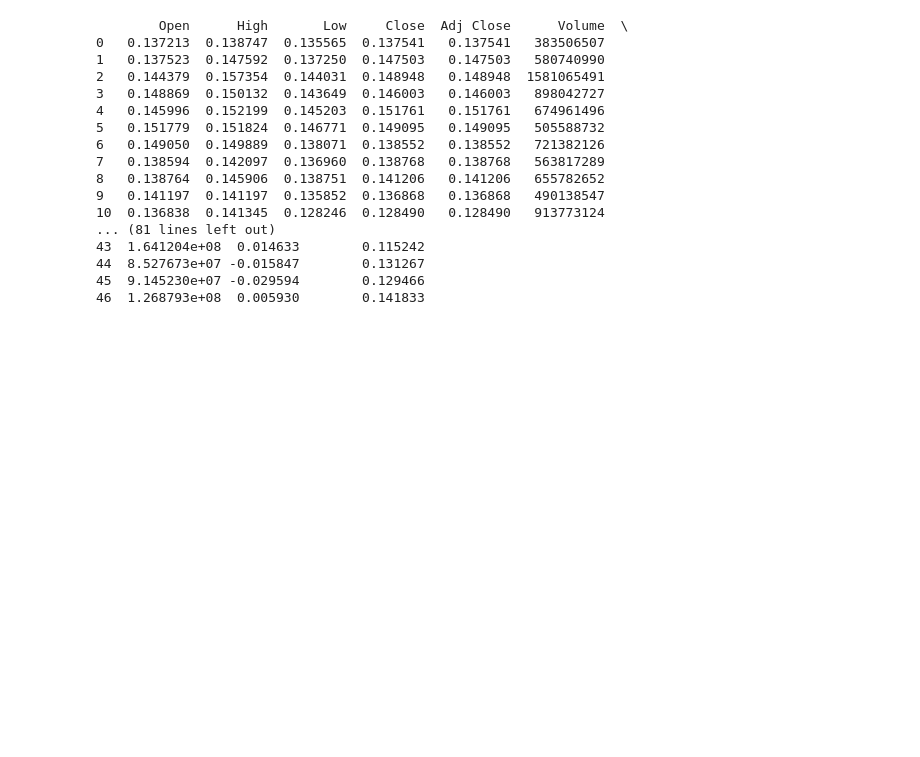
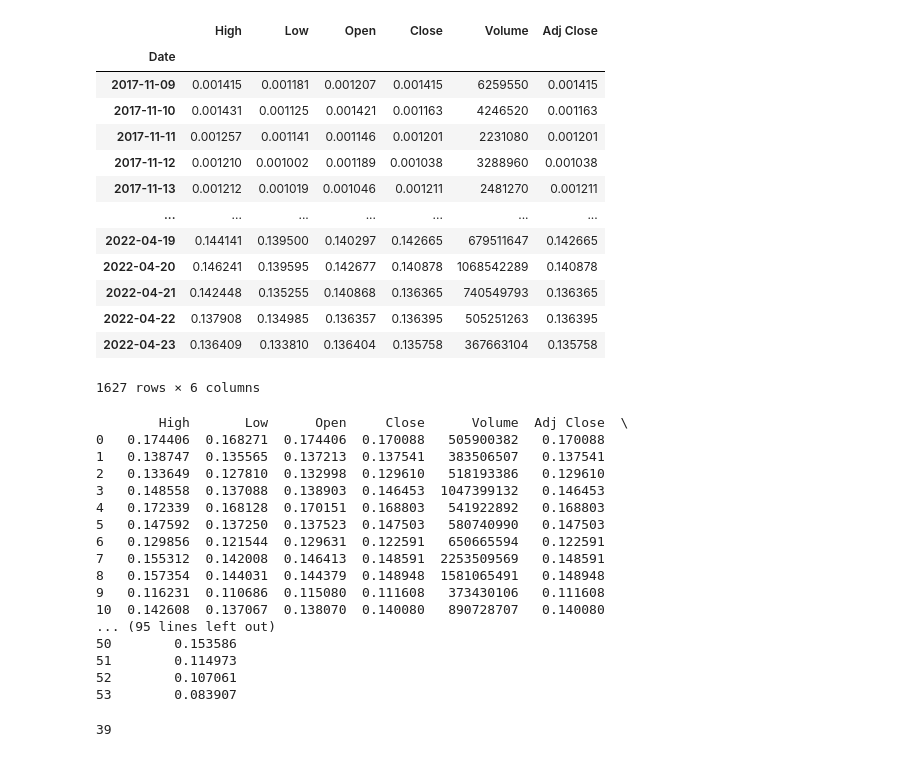
Before and after one commit to MohammedAlghazi17/Memecoin-Finalyear-Project, a Jupyter notebook: LSTM-Code/Doge-LSTM.ipynb, the cells around one changed output. Saved outputs shown, nothing was run; the diff lists cells and outputs as text; code cells hidden in the pictures; blank space fills up the shorter version.

```diff
--- a/LSTM-Code/Doge-LSTM.ipynb
+++ b/LSTM-Code/Doge-LSTM.ipynb
@@ -4,26 +5,44 @@ from pandas import read_csv
+# %%
+doge = web.DataReader('DOGE-USD', 'yahoo')
+doge
+# %% [output]
+|  | High | Low | Open | Close | Volume | Adj Close |
+| Date |  |  |  |  |  |  |
+| 2017-11-09 | 0.001415 | 0.001181 | 0.001207 | 0.001415 | 6259550 | 0.001415 |
+| 2017-11-10 | 0.001431 | 0.001125 | 0.001421 | 0.001163 | 4246520 | 0.001163 |
+| 2017-11-11 | 0.001257 | 0.001141 | 0.001146 | 0.001201 | 2231080 | 0.001201 |
+| 2017-11-12 | 0.001210 | 0.001002 | 0.001189 | 0.001038 | 3288960 | 0.001038 |
+| 2017-11-13 | 0.001212 | 0.001019 | 0.001046 | 0.001211 | 2481270 | 0.001211 |
+| ... | ... | ... | ... | ... | ... | ... |
+| 2022-04-19 | 0.144141 | 0.139500 | 0.140297 | 0.142665 | 679511647 | 0.142665 |
+| 2022-04-20 | 0.146241 | 0.139595 | 0.142677 | 0.140878 | 1068542289 | 0.140878 |
+| 2022-04-21 | 0.142448 | 0.135255 | 0.140868 | 0.136365 | 740549793 | 0.136365 |
+| 2022-04-22 | 0.137908 | 0.134985 | 0.136357 | 0.136395 | 505251263 | 0.136395 |
+| 2022-04-23 | 0.136409 | 0.133810 | 0.136404 | 0.135758 | 367663104 | 0.135758 |
+1627 rows × 6 columns
 # %%
 #lstm_data = np.genfromtxt('./sample_data/lstm.csv', delimiter=',', skip_header=True)
-lstm_data = read_csv('lstm.csv')
+lstm_data = read_csv('lstmdoge.csv')
 lstm_data = lstm_data.drop(['Date'], axis=1)
 print(lstm_data)
 # %% [output]
-        Open      High       Low     Close  Adj Close      Volume  \
-0   0.137213  0.138747  0.135565  0.137541   0.137541   383506507
-1   0.137523  0.147592  0.137250  0.147503   0.147503   580740990
-2   0.144379  0.157354  0.144031  0.148948   0.148948  1581065491
-3   0.148869  0.150132  0.143649  0.146003   0.146003   898042727
-4   0.145996  0.152199  0.145203  0.151761   0.151761   674961496
-5   0.151779  0.151824  0.146771  0.149095   0.149095   505588732
-6   0.149050  0.149889  0.138071  0.138552   0.138552   721382126
-7   0.138594  0.142097  0.136960  0.138768   0.138768   563817289
-8   0.138764  0.145906  0.138751  0.141206   0.141206   655782652
-9   0.141197  0.141197  0.135852  0.136868   0.136868   490138547
-10  0.136838  0.141345  0.128246  0.128490   0.128490   913773124
-... (81 lines left out)
-43  1.641204e+08  0.014633        0.115242
-44  8.527673e+07 -0.015847        0.131267
-45  9.145230e+07 -0.029594        0.129466
-46  1.268793e+08  0.005930        0.141833
+        High       Low      Open     Close      Volume  Adj Close  \
+0   0.174406  0.168271  0.174406  0.170088   505900382   0.170088
+1   0.138747  0.135565  0.137213  0.137541   383506507   0.137541
+2   0.133649  0.127810  0.132998  0.129610   518193386   0.129610
+3   0.148558  0.137088  0.138903  0.146453  1047399132   0.146453
+4   0.172339  0.168128  0.170151  0.168803   541922892   0.168803
+5   0.147592  0.137250  0.137523  0.147503   580740990   0.147503
+6   0.129856  0.121544  0.129631  0.122591   650665594   0.122591
+7   0.155312  0.142008  0.146413  0.148591  2253509569   0.148591
+8   0.157354  0.144031  0.144379  0.148948  1581065491   0.148948
+9   0.116231  0.110686  0.115080  0.111608   373430106   0.111608
+10  0.142608  0.137067  0.138070  0.140080   890728707   0.140080
+... (95 lines left out)
+50        0.153586
+51        0.114973
+52        0.107061
+53        0.083907
 # %%
 lstm_data_X = lstm_data.drop(['Close'], axis=1)
 lstm_data_y = lstm_data['Close']
@@ -38 +57,5 @@ n_test = 6
+# %%
+n_train
+# %% [output]
+39
 # %%
```
Also changed, not shown: parts of 14 cells of this notebook, 9 other files.
